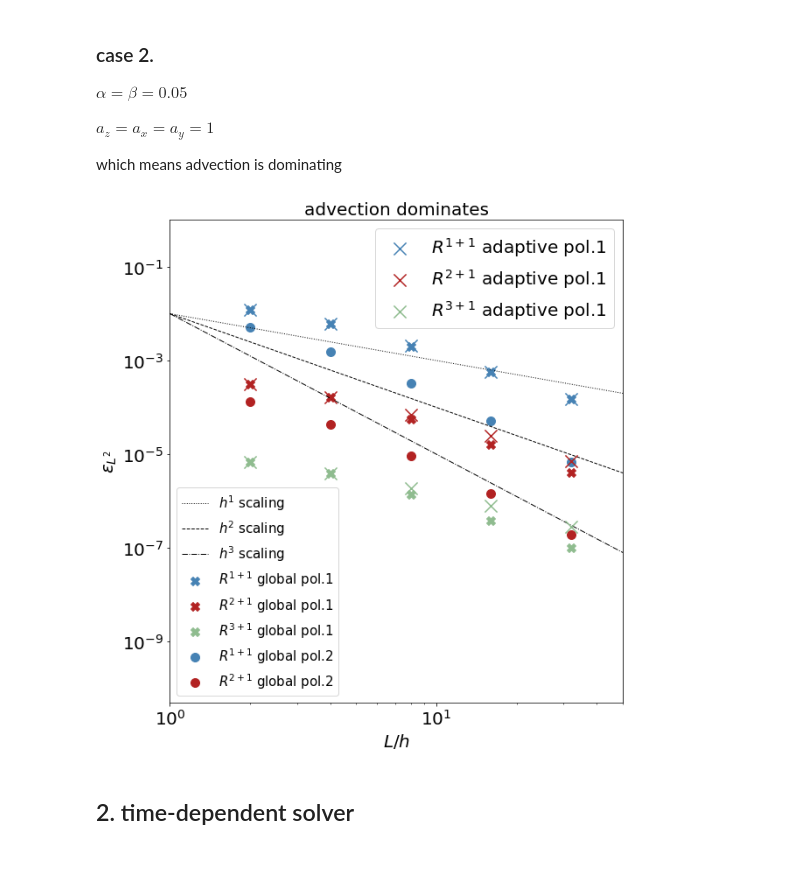
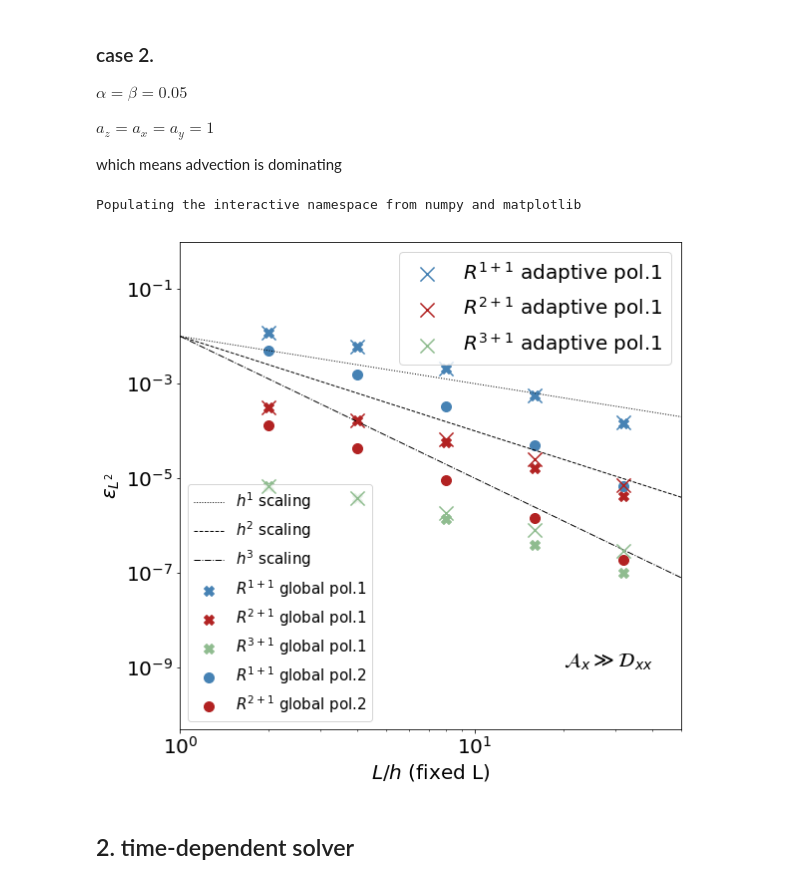
Before and after one commit to gioacchinowang/BIFET, a Jupyter notebook: examples/example_light_ADxx.ipynb, the cells around one changed output. Saved outputs shown, nothing was run; the diff lists cells and outputs as text; code cells hidden in the pictures.

```diff
--- a/examples/example_light_ADxx.ipynb
+++ b/examples/example_light_ADxx.ipynb
@@ -250,37 +252,40 @@ g2 = ax1.scatter(2**(e_2d_rg1[:,0]+1),e_2d_rg1[:,1],marker='X',s=100,c='firebric
 g3 = ax1.scatter(2**(e_3d_rg1[:,0]+1),e_3d_rg1[:,1],marker='X',s=100,c='darkseagreen',label='$R^{3+1}$ global pol.1')
 
 g12 = ax1.scatter(2**(e_1d_rg2[:,0]+1),e_1d_rg2[:,1],marker='o',s=100,c='steelblue',label='$R^{1+1}$ global pol.2')
 g22 = ax1.scatter(2**(e_2d_rg2[:,0]+1),e_2d_rg2[:,1],marker='o',s=100,c='firebrick',label='$R^{2+1}$ global pol.2')
 
 x0 = linspace(1,300,20)
 l1 = ax1.plot(x0,0.01/x0**1,'k:',linewidth=1,label='$h^{1}$ scaling')
 l2 = ax1.plot(x0,0.01/x0**2,'k--',linewidth=1,label='$h^{2}$ scaling')
 l3 = ax1.plot(x0,0.01/x0**3,'k-.',linewidth=1,label='$h^{3}$ scaling')
 ax1.set_xscale("log", nonposx='clip')
 ax1.set_yscale("log", nonposy='clip')
-ax1.set_title('advection dominates', fontsize='20')
+#ax1.set_title('advection dominates', fontsize='20')
 ax1.tick_params(axis='both', which='major', labelsize='20')
 
 ax1.legend(loc=3,fontsize='15')
 ax1.set_xlim((1,50))
 ax1.set_ylim((5.e-11,1))
-ax1.set_xlabel('$L/h$',fontsize='20')
+ax1.set_xlabel('$L/h$ (fixed L)',fontsize='20')
 ax1.set_ylabel('$\epsilon_{L^2}$',fontsize='20')
 
 ax2 = ax1.twinx()
 a1 = ax2.scatter(2**(e_1d_ra1[:,0]+1),e_1d_ra1[:,1],marker='x',s=200,c='steelblue',label='$R^{1+1}$ adaptive pol.1')
 a2 = ax2.scatter(2**(e_2d_ra1[:,0]+1),e_2d_ra1[:,1],marker='x',s=200,c='firebrick',label='$R^{2+1}$ adaptive pol.1')
 a3 = ax2.scatter(2**(e_3d_ra1[:,0]+1),e_3d_ra1[:,1],marker='x',s=200,c='darkseagreen',label='$R^{3+1}$ adaptive pol.1')
 ax2.set_yscale('log', nonposy='clip')
 ax2.set_ylim((5.e-11,1))
 ax2.legend(loc=1,fontsize='20')
 plt.axis('off')
 
-fig1.tight_layout()
+ax2.text(20,1.0e-9,'$\mathcal{A}_x \gg \mathcal{D}_{xx}$',fontsize=20)
+
+#fig1.tight_layout()
 
 savefig('ADxx_err2.pdf')
 # %% [output]
+Populating the interactive namespace from numpy and matplotlib
-[figure, old version]
+[figure, new version]
 # %% [markdown]
 ## 2. time-dependent solver
 # %% [markdown]
```
Also changed, not shown: parts of 3 cells of this notebook, 9 other files.
